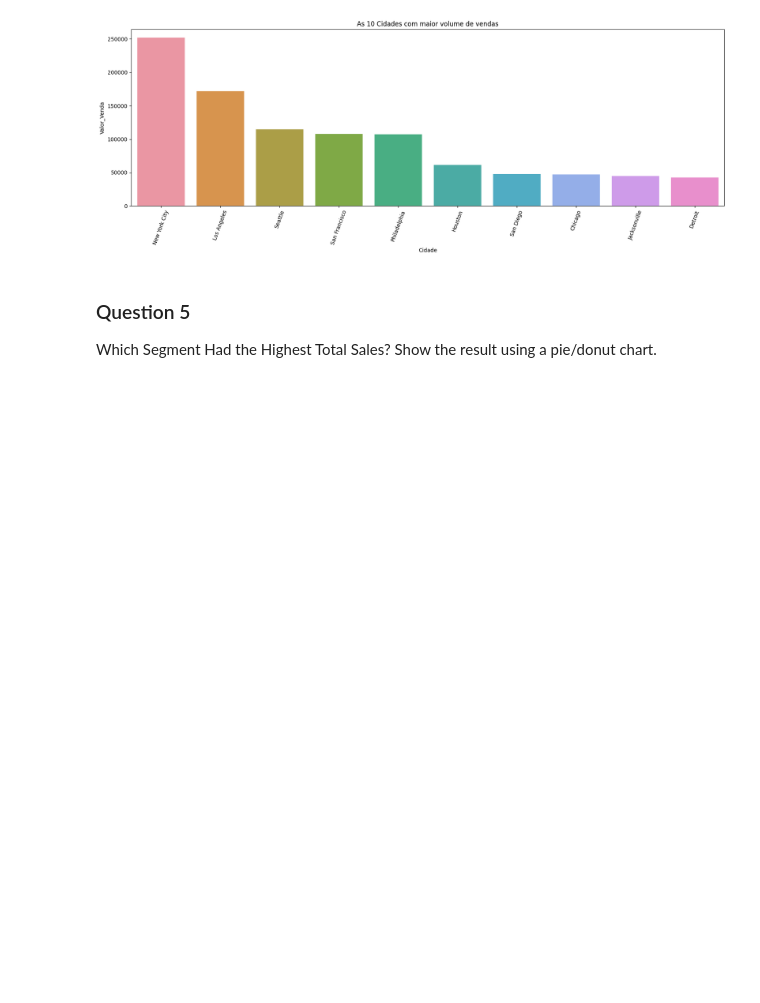
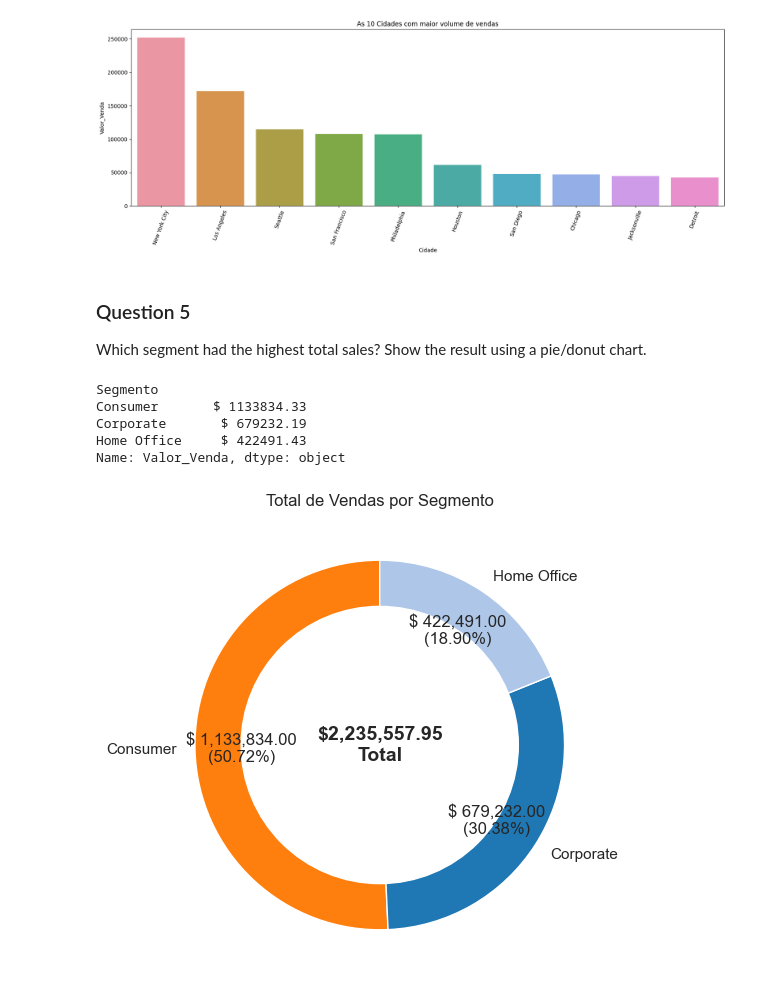
Before and after one commit to EmanuelQuintino/Data-Analysis-Course, a Jupyter notebook: 4-Data-Analytics/challenges/sales-data-analytics/sales-data-analytics.ipynb, the cells around one changed output. Saved outputs shown, nothing was run; the diff lists cells and outputs as text; code cells hidden in the pictures; blank space fills up the shorter version.

```diff
--- a/4-Data-Analytics/challenges/sales-data-analytics/sales-data-analytics.ipynb
+++ b/4-Data-Analytics/challenges/sales-data-analytics/sales-data-analytics.ipynb
@@ -251,4 +251,52 @@ plt.show()
 [figure]
 # %% [markdown]
 ### Question 5
-Which Segment Had the Highest Total Sales? Show the result using a pie/donut chart.
+Which segment had the highest total sales? Show the result using a pie/donut chart.
+# %%
+df_total_segment = df_sales.groupby("Segmento")["Valor_Venda"].sum()
+df_total_segment_formated = df_total_segment.map(lambda x: "$ {:.2f}".format(x))
+df_total_segment_formated
+# %% [output]
+Segmento
+Consumer       $ 1133834.33
+Corporate       $ 679232.19
+Home Office     $ 422491.43
+Name: Valor_Venda, dtype: object
+# %%
+def format_autopct(pct):
+  total = sum(df_total_segment)
+  val = int(round(pct / 100.0 * total))
+  return "$ {:,.2f}\n({:.2f}%)".format(val, pct)
+
+plt.figure(figsize=(20, 6))
+plt.pie(
+  df_total_segment,
+  labels=df_total_segment.index,
+  autopct=format_autopct,
+  startangle=90,
+  pctdistance=0.75,
+  labeldistance=1.1,
+  colors=[
+    "#ff7f0e",
+    "#1f77b4",
+    "#aec7e8",
+    ]
+)
+
+centre_circle = plt.Circle((0,0),0.75,fc="white")
+fig = plt.gcf()
+fig.gca().add_artist(centre_circle)
+
+total_sales = df_total_segment.sum()
+plt.text(
+  0, 0, "${:,.2f}\nTotal".format(total_sales),
+  horizontalalignment="center",
+  verticalalignment="center",
+  fontsize=14,
+  fontweight="bold"
+)
+
+plt.title("Total de Vendas por Segmento")
+plt.show()
+# %% [output]
+[figure, added]
```
Also changed, not shown: parts of 4 cells of this notebook.
